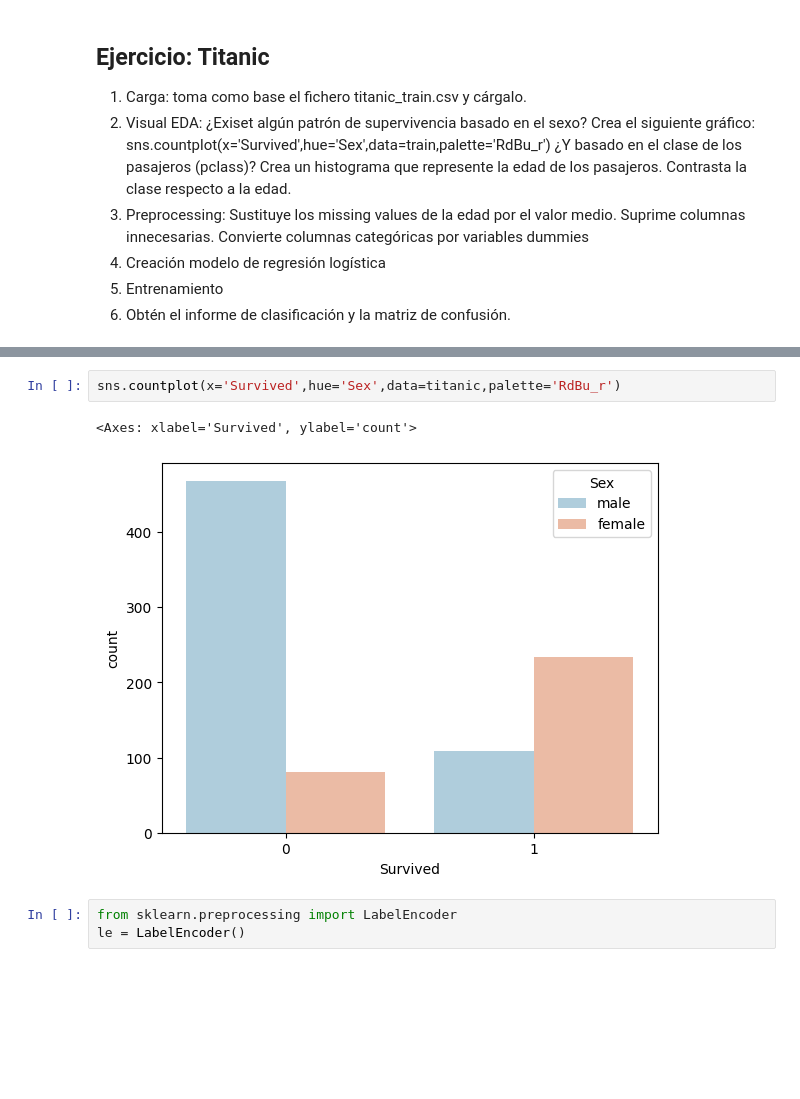
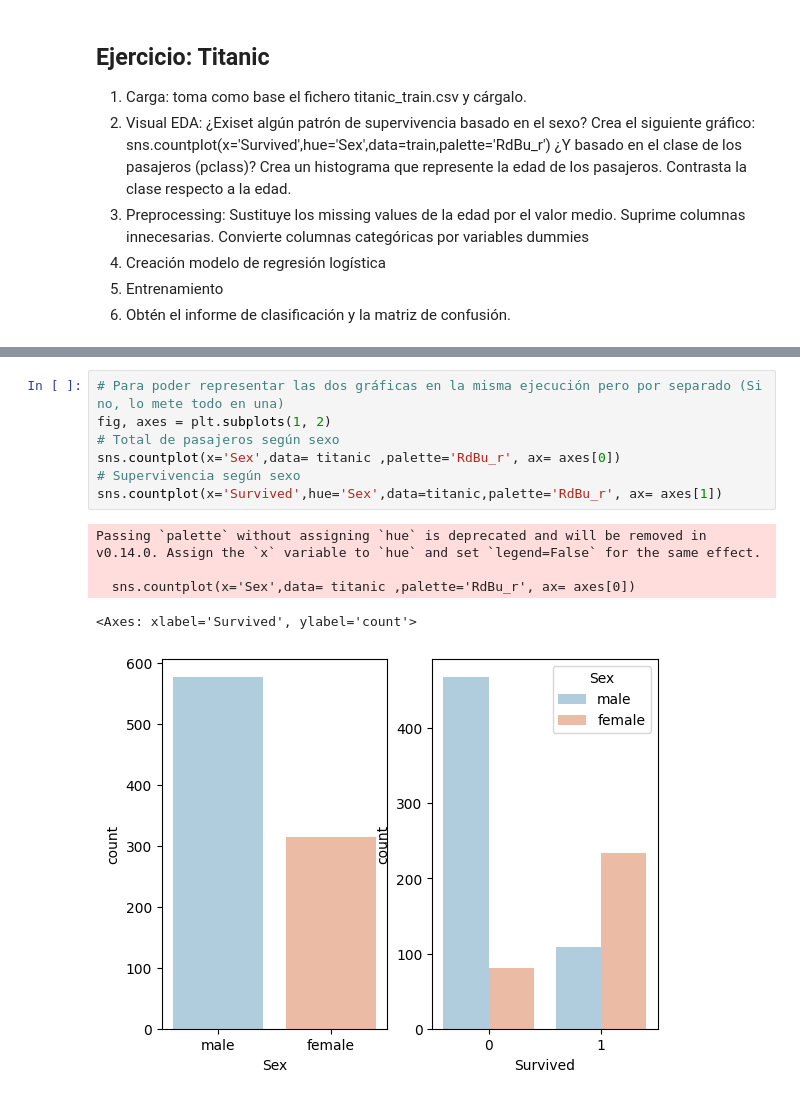
Before and after one commit to Angelmbx/Machine-Learing, a Jupyter notebook: UD2/03_Supervised-LogisticRegression.ipynb, the cells around one changed output, grey strips where cells are left out. Drawn from its saved outputs; the diff is of its cells as text; blank space fills up the shorter version.

```diff
--- a/UD2/03_Supervised-LogisticRegression.ipynb
+++ b/UD2/03_Supervised-LogisticRegression.ipynb
@@ -361,8 +362,13 @@ titanic
-# %%
-sns.countplot(x='Survived',hue='Sex',data=titanic,palette='RdBu_r')
-# %% [output]
-<Axes: xlabel='Survived', ylabel='count'>
-[figure, removed]
-# %%
-from sklearn.preprocessing import LabelEncoder
-le = LabelEncoder()
+# %%
+# Para poder representar las dos gráficas en la misma ejecución pero por separado (Si no, lo mete todo en una)
+fig, axes = plt.subplots(1, 2)
+# Total de pasajeros según sexo
+sns.countplot(x='Sex',data= titanic ,palette='RdBu_r', ax= axes[0])
+# Supervivencia según sexo
+sns.countplot(x='Survived',hue='Sex',data=titanic,palette='RdBu_r', ax= axes[1])
+# %% [output]
+Passing `palette` without assigning `hue` is deprecated and will be removed in v0.14.0. Assign the `x` variable to `hue` and set `legend=False` for the same effect.
+
+  sns.countplot(x='Sex',data= titanic ,palette='RdBu_r', ax= axes[0])
+<Axes: xlabel='Survived', ylabel='count'>
+[figure, added]
```
Also changed, not shown: parts of 10 cells of this notebook, 2 other files.
